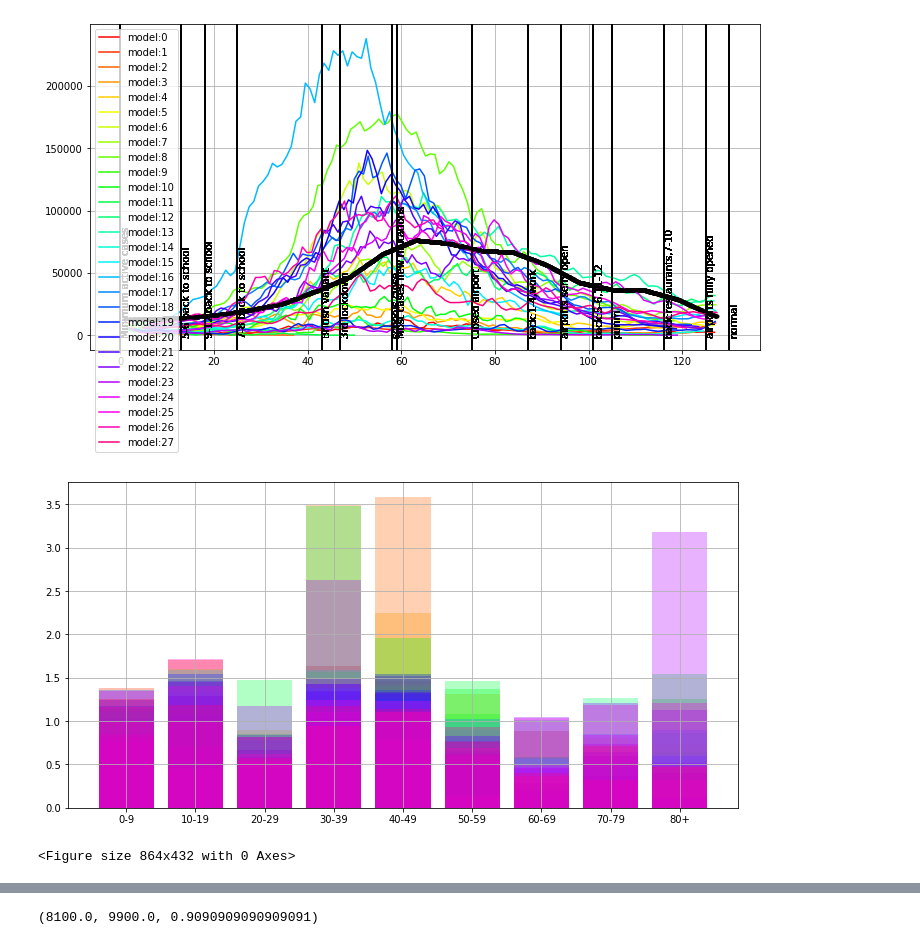
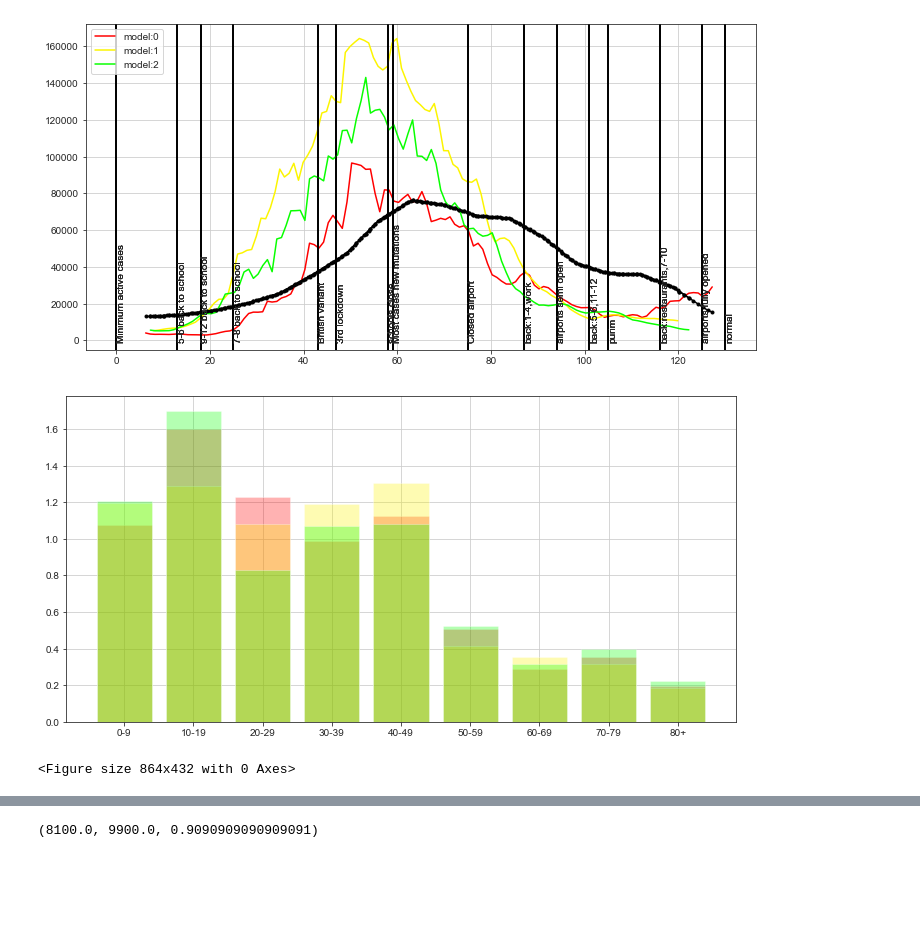
Before and after one commit to CoronaPolicy/prediction_model, a Jupyter notebook: Code_seir/analyze_graph_and_results.ipynb, the cells around one changed output, grey strips where cells are left out. Saved outputs shown, nothing was run; the diff lists cells and outputs as text; code cells hidden in the pictures; blank space fills up the shorter version.

Commit message:
A little orgnizing the running optimization directory

```diff
--- a/Code_seir/analyze_graph_and_results.ipynb
+++ b/Code_seir/analyze_graph_and_results.ipynb
@@ -27,6 +31,7 @@ def moving_average(x, w):
 # %%
 N = 10000
-colors = get_cmap(30)
+files_name = os.listdir("C:\\Users\\SPO1HFA\\prediction_model\\Code_seir\\g_third_lockdown\\2021_04_13\\")
+colors = get_cmap(len(files_name))
 fig, ax = plt.subplots(1, 1)
 fig1, ax1 = plt.subplots(1, 1)
 times_for_sim = np.array([160, 173, 178, 185, 203, 207, 218, 219, 235, 247, 254, 261, 265, 276, 285, 290]) - 160
@@ -41,17 +46,33 @@ active_cases = numpy.load('g_third_lockdown/active_cases_3rd_wave.npy')
 
 
 
-subfolders = [f.path for f in os.scandir("g_third_lockdown/test_coeffs") if f.is_dir()]
+#subfolders = [f.path for f in os.scandir("g_third_lockdown/test_coeffs") if f.is_dir()]
 data = {'model': [], 'input_config': [], 'relevant_data': []}
-relevant_keys = ['airport', 'two_grades', 'pre_school', 'restaurants', 'work', 'starting_prec', 'holiday', 'quarantine_per', 'normal']
+relevant_keys = ['airport', 'two_grades', 'pre_school', 'restaurants', 'work', 'starting_prec', 'holiday', 'quarantine_per', 'normal', 'max_value','R0_factor','percentage_out']
 plt.figure()
-for i, s in enumerate(subfolders):
+directory ='g_third_lockdown' +("/")+'2021_04_13'
+for i in range(int(len(files_name)/2)):
     max_time = 130
-    data['model'].append(load_model(f"{s}/model_out"))
-    with open(f"{s}/input_config.pickle", 'rb') as handle:
-        input_data = pickle.load(handle)
-    relevant_input = [input_data[k] for k in relevant_keys]
-    data['input_config'].append(input_data)
+
+    config_name = "input_config"+str(i)
+    path_name_config = f"{directory}/{config_name}"
+
+    model_name = "model"+str(i)
+    path_name_model = f"{directory}/{model_name}"
+
+    with open(f"{path_name_config}.pickle", 'rb') as handle:
+        config_load=  pickle.load(handle)
+
+
+    with open(f"{path_name_model}.pickle", 'rb') as handle:
+        model_load=  pickle.load(handle)
+
+
+    relevant_input = [config_load[k] for k in relevant_keys]
+
+
+    data['model'].append(model_load)
+    data['input_config'].append(config_load)
 
     time_ind = np.where(data['model'][i].tseries<=max_time)[0]
 
@@ -74,36 +95,36 @@ for i, s in enumerate(subfolders):
         ax.axvline(int(t), 0, 1, c='k')
         ax.text(int(t)+0.1, 0, str(e), rotation=90)
     ax.plot(time_scale, real_data, '-k', marker='.')
     model_diff = np.linalg.norm((model_out - real_data)/time_to_plot.size)
     relevant_input.append(model_diff)
-    relevant_input.append(s)
+    relevant_input.append(i)
 
     #                   [0-9,  10-19,20-29,30-39,40-49,50-59,60-69,70-79, 80+]
     age_dist = np.array([0.197,0.181,0.135,0.123,0.121,0.084,0.081,0.050,0.028])
     x_k = []
     y_m = []
     for num, key in enumerate(data['model'][i].nodeGroupData.keys()):
         num_nodes = data['model'][i].nodeGroupData[key]['nodes'].size
         per_pop = num_nodes/N
         mean_age = np.mean(data['model'][i].nodeGroupData[key]['numPositive']/(data['model'][i].numPositive+1e-5))
         x_k.append(key)
         y_m.append((mean_age/per_pop).astype(float))
 #         print(f"age:{key}, per real:{age_dist[num]}, per sim:{per_pop}")
 #         y_m.append((mean_age/age_dist[num]).astype(float))
 #     ax1.scatter(x_k,y_m, color=colors[i], marker='x')
     ax1.bar(x_k,y_m, color=colors[i], alpha=0.3)
 #     relevant_input.append(np.array(y_m))
     data['relevant_data'].append(relevant_input)
 ax.legend()
 relevant_keys.append('model_diff')
 relevant_keys.append('folder_num')
 ax1.grid()
 ax.grid()
 
 input_df = pd.DataFrame(np.array(data['relevant_data']), columns = relevant_keys)
 # %% [output]
-[figure, old version]
+[figure, new version]
-[figure, old version]
+[figure, new version]
 <Figure size 864x432 with 0 Axes>
 # %%
 input_df
```
Also changed, not shown: parts of 5 cells of this notebook, 23 other files.
